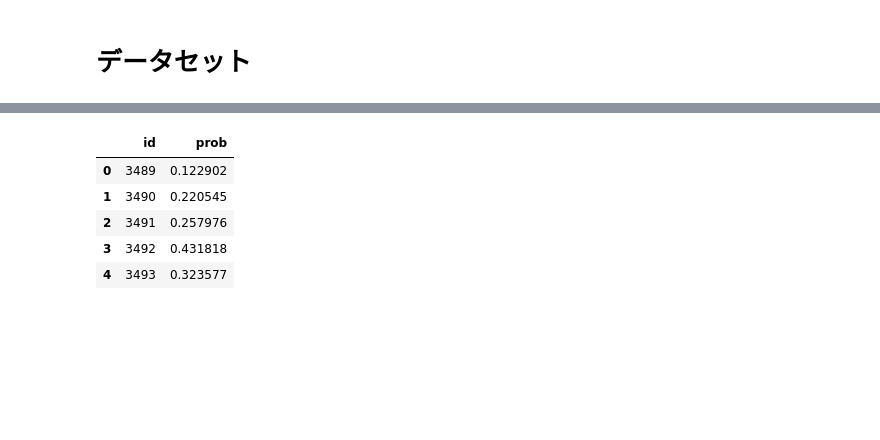
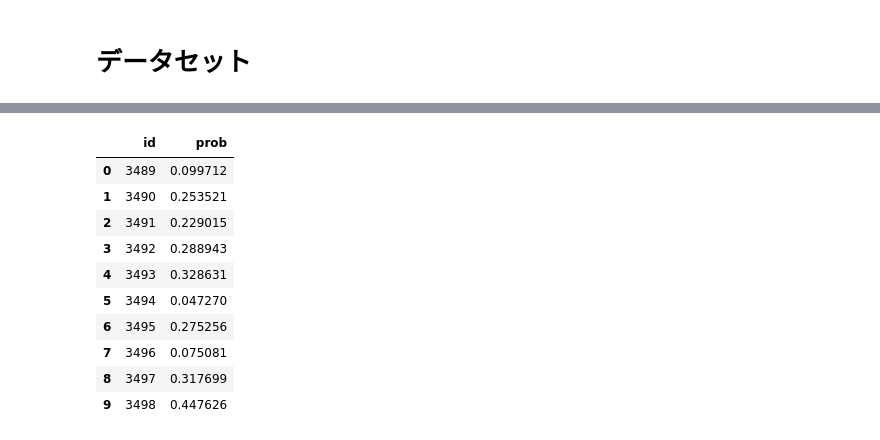
Before and after one commit to skyshine460/ProdTaken, a Jupyter notebook: ProdTaken_catboost.ipynb, the cells around one changed output, grey strips where cells are left out. Drawn from its saved outputs; the diff is of its cells as text; code cells hidden in the pictures; blank space fills up the shorter version.

Commit message:
prodtaken_submission19

```diff
--- a/ProdTaken_catboost.ipynb
+++ b/ProdTaken_catboost.ipynb
@@ -1316,8 +1268,8 @@ plot_histograms(train_df, 'DurationOfPitch_min', bins=33)
 # %%
-bins = [0, 6, 16, 21, 31, 40]
-labels = ['0-5', '6-15', '16-20', '21-30', '31-40']
+# bins = [0, 6, 16, 21, 31, 40]
+# labels = ['0-5', '6-15', '16-20', '21-30', '31-40']
 
-train_df['DurationOfPitch_group'] = pd.cut(train_df['DurationOfPitch_min'], bins=bins, labels=labels, right=False)
-test_df['DurationOfPitch_group'] = pd.cut(test_df['DurationOfPitch_min'], bins=bins, labels=labels, right=False)
+# train_df['DurationOfPitch_group'] = pd.cut(train_df['DurationOfPitch_min'], bins=bins, labels=labels, right=False)
+# test_df['DurationOfPitch_group'] = pd.cut(test_df['DurationOfPitch_min'], bins=bins, labels=labels, right=False)
 
-crosstab_df('DurationOfPitch_group')
+# crosstab_df('DurationOfPitch_group')
@@ -1393,7 +1319,7 @@ And if memory is not enough, you can set `force_col_wise=true`.
 # %%
-# 欠損値を埋めたので、もう一度作成
-train_df['MonthlyIncome_and_Age'] = train_df['MonthlyIncome'] * train_df['Age']
-test_df['MonthlyIncome_and_Age'] = test_df['MonthlyIncome'] * test_df['Age']
+# # 欠損値を埋めたので、もう一度作成
+# train_df['MonthlyIncome_and_Age'] = train_df['MonthlyIncome'] * train_df['Age']
+# test_df['MonthlyIncome_and_Age'] = test_df['MonthlyIncome'] * test_df['Age']
 # %% [markdown]
 # データセット
 # %%
@@ -1460,15 +1386,15 @@ information_df(test_df)
 # %%
 features = [
-  'CityTier', 'NumberOfPersonVisiting', 'PreferredPropertyStar', 'Passport', 'PitchSatisfactionScore',
+  'CityTier', 'NumberOfPersonVisiting', 'Passport', 'PitchSatisfactionScore',
   'Occupation', 'Gender', 'ProductPitched', 'Designation', 'MaritalStatus',
-  'Children', 'Family_num2',
+  'Family_num2',
   'MonthlyIncome', 'DurationOfPitch_min', 'NumberOfFollowups', 'NumberOfTrips',
-  'CityTier_ProductPitched', 'MonthlyIncome_and_Age', 'Age_group',
+  'MonthlyIncome_and_Age', 'PreferredPropertyStar'
 ]
 
 features_category = [
-  'Occupation', 'Gender', 'ProductPitched', 'Designation', 'MaritalStatus', 'CityTier_ProductPitched',
-  'Passport', 'Age_group'
+  'Occupation', 'Gender', 'ProductPitched', 'Designation','MaritalStatus',
+  'Passport',
 ]
 
 x_train = train_df[features]
@@ -1506,8 +1432,7 @@ params_cat = {
     'bootstrap_type': 'Bernoulli',
     'subsample': 0.6,
     'colsample_bylevel': 0.6,
-    'one_hot_max_size': 10,
-    'min_data_in_leaf': 150,
+    'one_hot_max_size': 12,
 }
 # %%
 models = []
@@ -1643,24 +1568,29 @@ plt.show()
 # %%
 # y_pred_prob = model.predict_proba(test_df[features])[:, 1]
 y_pred_prob = ensemble_predict(models, x_test)
 
 
 sub = pd.read_csv('/content/drive/MyDrive/契約予測（SIGNATE Cup 2024）/提供データ/sample_submit.csv', header=None)
 test_ids = sub.iloc[:, 0]
 
 submission = pd.DataFrame({
     'id': test_ids,
     'prob': y_pred_prob
 })
 
-submission_name = "prodtaken_submission18"
+submission_name = "prodtaken_submission19"
 
 submission.to_csv(f'{submission_name}.csv', index=False, header=None)
-submission.head()
+submission.head(10)
 # %% [output]
 |  | id | prob |
-| 0 | 3489 | 0.122902 |
-| 1 | 3490 | 0.220545 |
-| 2 | 3491 | 0.257976 |
-| 3 | 3492 | 0.431818 |
-| 4 | 3493 | 0.323577 |
+| 0 | 3489 | 0.099712 |
+| 1 | 3490 | 0.253521 |
+| 2 | 3491 | 0.229015 |
+| 3 | 3492 | 0.288943 |
+| 4 | 3493 | 0.328631 |
+| 5 | 3494 | 0.047270 |
+| 6 | 3495 | 0.275256 |
+| 7 | 3496 | 0.075081 |
+| 8 | 3497 | 0.317699 |
+| 9 | 3498 | 0.447626 |
```
Also changed, not shown: parts of 12 cells of this notebook.
